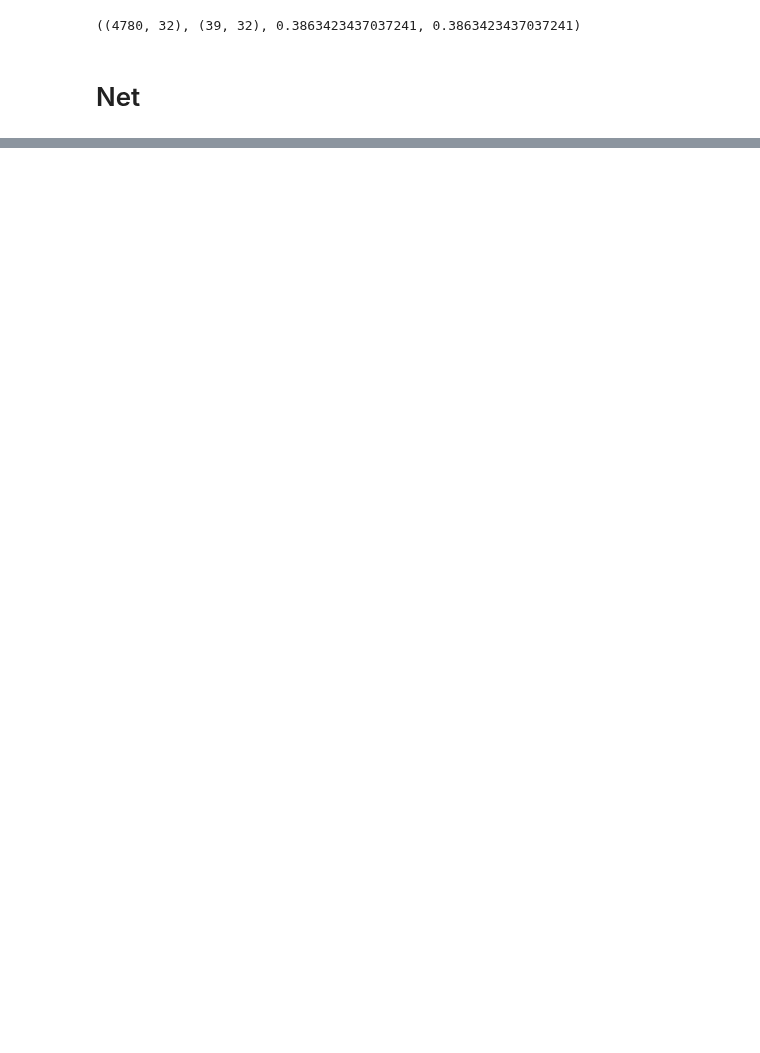
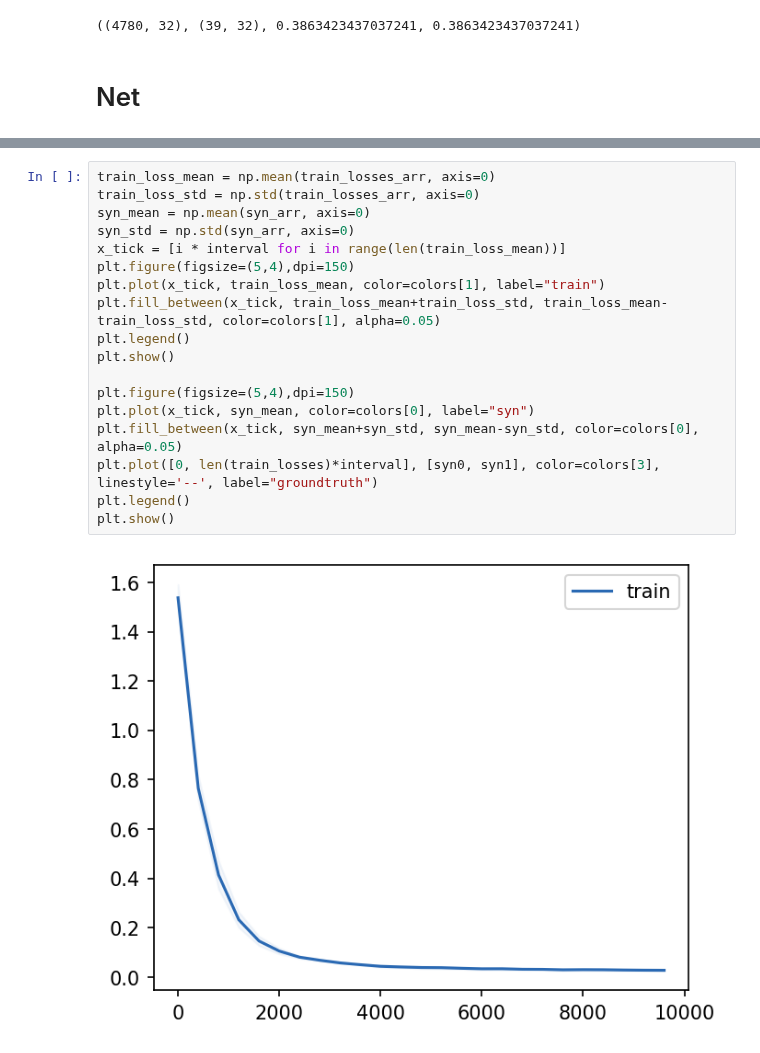
Before and after one commit to Lyn1216/Local-EI-project, a Jupyter notebook: exp/ML/AI _learn.ipynb, the cells around one changed output, grey strips where cells are left out. Saved outputs shown, nothing was run; the diff lists cells and outputs as text; blank space fills up the shorter version.

```diff
--- a/exp/ML/AI _learn.ipynb
+++ b/exp/ML/AI _learn.ipynb
@@ -335,0 +373,20 @@ Epoch [1000/1000], Loss: 0.05317181721329689, Syn: 0.4437922303076304, test_loss
+# %%
+train_loss_mean = np.mean(train_losses_arr, axis=0)
+train_loss_std = np.std(train_losses_arr, axis=0)
+syn_mean = np.mean(syn_arr, axis=0)
+syn_std = np.std(syn_arr, axis=0)
+x_tick = [i * interval for i in range(len(train_loss_mean))]
+plt.figure(figsize=(5,4),dpi=150)
+plt.plot(x_tick, train_loss_mean, color=colors[1], label="train")
+plt.fill_between(x_tick, train_loss_mean+train_loss_std, train_loss_mean-train_loss_std, color=colors[1], alpha=0.05)
+plt.legend()
+plt.show()
+
+plt.figure(figsize=(5,4),dpi=150)
+plt.plot(x_tick, syn_mean, color=colors[0], label="syn")
+plt.fill_between(x_tick, syn_mean+syn_std, syn_mean-syn_std, color=colors[0], alpha=0.05)
+plt.plot([0, len(train_losses)*interval], [syn0, syn1], color=colors[3], linestyle='--', label="groundtruth")
+plt.legend()
+plt.show()
+# %% [output]
+[figure, added]
```
Also changed, not shown: parts of 7 cells of this notebook.
